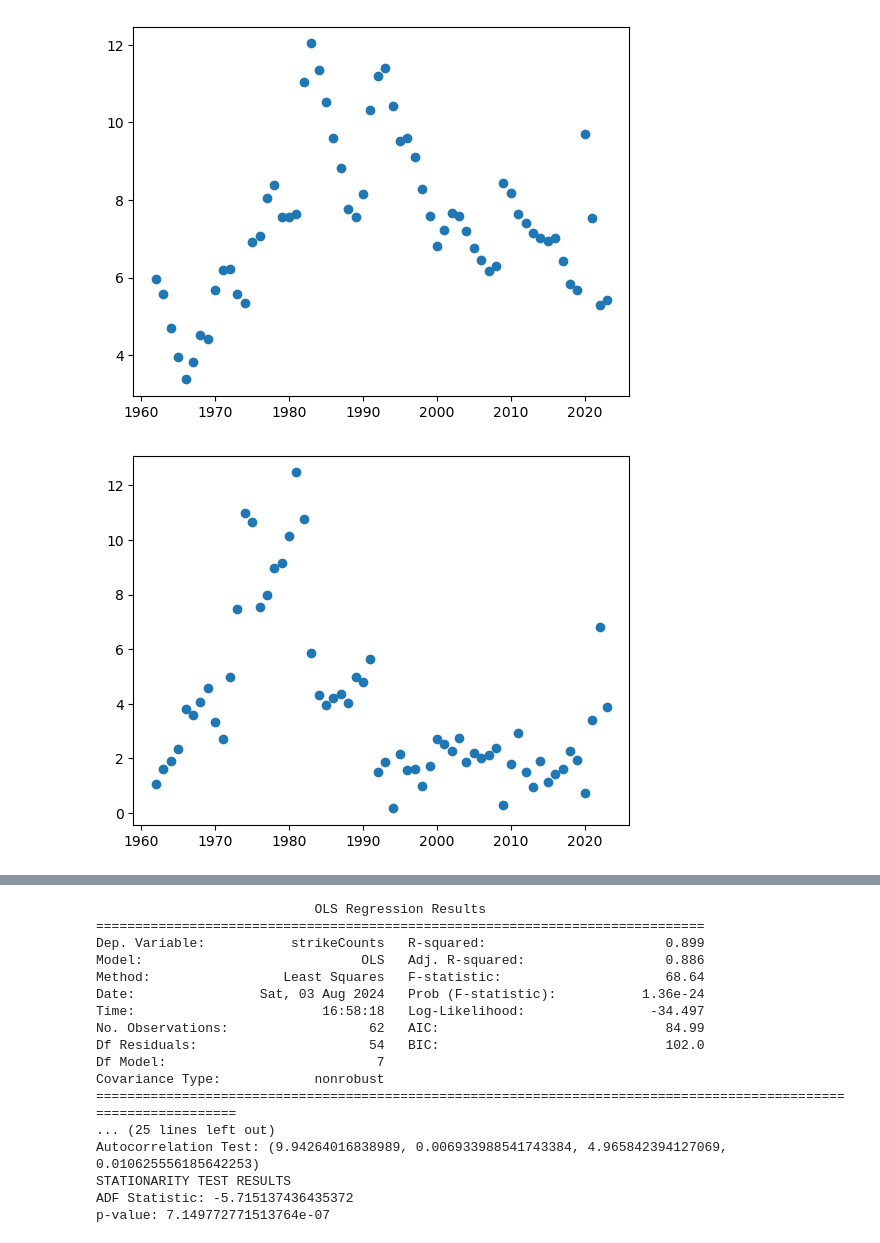
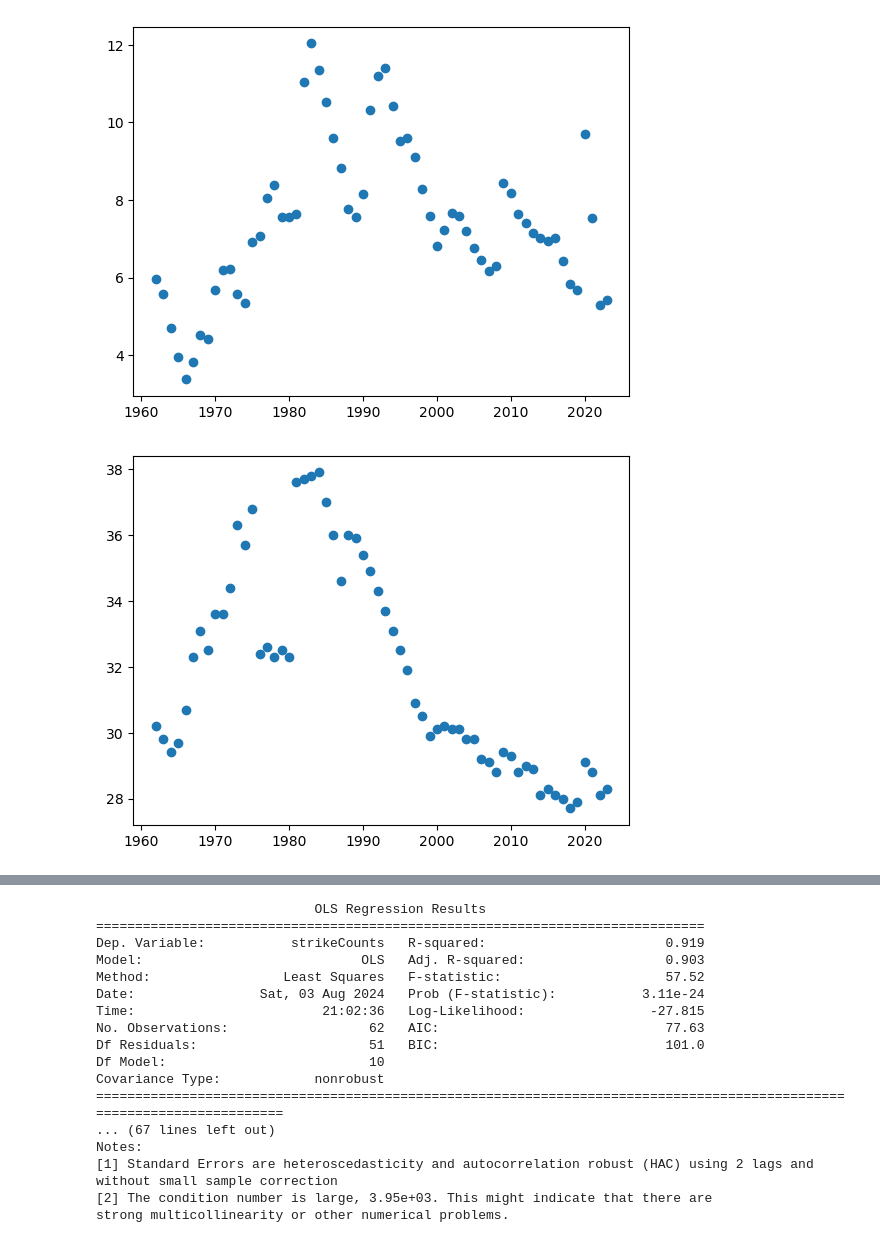
Before and after one commit to Isss11/inflation-targeting-labour-strikes-analysis, a Jupyter notebook: empiricalAnalysis.ipynb, the cells around one changed output, grey strips where cells are left out. Drawn from its saved outputs; the diff is of its cells as text; code cells hidden in the pictures.

Commit message:
Add Unionization Rate

```diff
--- a/empiricalAnalysis.ipynb
+++ b/empiricalAnalysis.ipynb
@@ -7,6 +7,7 @@ frequency = 'annual'
 strikeCountsDf = pd.read_csv(f"data/{frequency}/strikes/strike-count.csv")
 strikeAverageDurationsDf = pd.read_csv(f"data/{frequency}/strikes/strike-average-duration.csv")
 strikeDaysNotWorkedDf = pd.read_csv(f"data/{frequency}/strikes/strike-days-not-worked.csv")
+unionizationDf = pd.read_csv(f"data/{frequency}/unionizationRate.csv")
 
 # Read FRED Data
 unemploymentDf = pd.read_csv(f"data/{frequency}/unemployment.csv")
@@ -35,6 +36,7 @@ for df in fredDfs:
 strikeCountsDf = strikeCountsDf.rename(columns={'VALUE': 'strikeCounts'})
 strikeAverageDurationsDf = strikeAverageDurationsDf.rename(columns={'VALUE': 'strikeAverageDurations'})
 strikeDaysNotWorkedDf = strikeDaysNotWorkedDf.rename(columns={'VALUE': 'strikesDaysNotWorked'})
+unionizationDf = unionizationDf.rename(columns={'VALUE': 'unionizationRate'})
 
 householdCompensationDf = householdCompensationDf.rename(columns={'VALUE': 'householdCompensation'})
 nominalGdpDf = nominalGdpDf.rename(columns={'NGDPXDCCAA': 'nominalGdp'})
@@ -45,7 +47,7 @@ inflationDf = inflationDf.rename(columns={'FPCPITOTLZGCAN': 'inflationRate'})
 populationDf = populationDf.rename(columns={'POPTOTCAA647NWDB': 'population'})
 # %%
 # Merge into one dataframe
-allDfs = [strikeCountsDf, strikeAverageDurationsDf, strikeDaysNotWorkedDf, unemploymentDf, realGdpDf, inflationDf, populationDf, householdCompensationDf, nominalGdpDf]
+allDfs = [strikeCountsDf, strikeAverageDurationsDf, strikeDaysNotWorkedDf, unemploymentDf, realGdpDf, inflationDf, populationDf, householdCompensationDf, nominalGdpDf, unionizationDf]
 
 fullDf = strikeCountsDf
 
@@ -75,6 +77,9 @@ fullDf['realGdpGrowthRate'] =  fullDf['realGdpGrowthRate'].diff()
 # Create change in unemployment variable
 fullDf['unemploymentRateChange'] = fullDf['unemploymentRate'].diff()
 
+# Create change in inflation rate variable
+fullDf['inflationRateChange'] = fullDf['inflationRate'].diff()
+
 # Create dummy variable for inflation targeting period
 targetingStartYear = 1991
 
@@ -100,31 +105,35 @@ plt.scatter(fullDf['inflationRate'], fullDf['labourShare'])
 plt.show()
 
 # Labour share vs unemployment rate
 # Creating a line of best fit to visually see how linearly related they are (using y = mx + b formula, the formula of a line)
 plt.scatter(fullDf['unemploymentRate'], fullDf['labourShare'])
 plt.show()
 
 # Unemployment rate vs year
 plt.scatter(fullDf['year'], fullDf['unemploymentRate'])
 plt.show()
 
+# Unionization rate vs year
+plt.scatter(fullDf['year'], fullDf['unionizationRate'])
+plt.show()
+
 # Inflation rate vs year
 plt.scatter(fullDf['year'], fullDf['inflationRate'])
 plt.show()
 
 # Strikes occurrences vs year
 plt.scatter(fullDf['year'], fullDf['strikeCounts'])
 plt.show()
 
 # Strike days not worked vs year
 plt.scatter(fullDf['year'], fullDf['strikesDaysNotWorked'])
 plt.show()
 
 # Average duration of a strike vs year
 plt.scatter(fullDf['year'], fullDf['strikeAverageDurations'])
 plt.show()
 # %% [output]
 [figure]
 [figure]
 [figure]
-[figure, old version]
+[figure, new version]
@@ -176,24 +186,28 @@ print(strikeCountsModel.summary())
 
 testCLRMAssumptions(strikeCountsModel)
 testStationarity(strikeCountsModel)
+
+print('\n\nRevised model to be heteroskedastic and autocorrelation robust:')
+strikeCountsModel = smf.ols(formula=strikeCountsFormula, data=fullDf).fit(cov_type='HAC', cov_kwds={'maxlags': 2})
+print(strikeCountsModel.summary())
 # %% [output]
                             OLS Regression Results
 ==============================================================================
-Dep. Variable:           strikeCounts   R-squared:                       0.899
-Model:                            OLS   Adj. R-squared:                  0.886
-Method:                 Least Squares   F-statistic:                     68.64
-Date:                Sat, 03 Aug 2024   Prob (F-statistic):           1.36e-24
-Time:                        16:58:18   Log-Likelihood:                -34.497
-No. Observations:                  62   AIC:                             84.99
-Df Residuals:                      54   BIC:                             102.0
-Df Model:                           7
+Dep. Variable:           strikeCounts   R-squared:                       0.919
+Model:                            OLS   Adj. R-squared:                  0.903
+Method:                 Least Squares   F-statistic:                     57.52
+Date:                Sat, 03 Aug 2024   Prob (F-statistic):           3.11e-24
+Time:                        21:02:36   Log-Likelihood:                -27.815
+No. Observations:                  62   AIC:                             77.63
+Df Residuals:                      51   BIC:                             101.0
+Df Model:                          10
 Covariance Type:            nonrobust
-==================================================================================================================
-... (25 lines left out)
-Autocorrelation Test: (9.94264016838989, 0.006933988541743384, 4.965842394127069, 0.010625556185642253)
-STATIONARITY TEST RESULTS
-ADF Statistic: -5.715137436435372
-p-value: 7.149772771513764e-07
+========================================================================================================================
+... (67 lines left out)
+Notes:
+[1] Standard Errors are heteroscedasticity and autocorrelation robust (HAC) using 2 lags and without small sample correction
+[2] The condition number is large, 3.95e+03. This might indicate that there are
+strong multicollinearity or other numerical problems.
 # %%
 # Days not worked from strikes
 
```
Also changed, not shown: parts of 4 cells of this notebook, 1 other file.
